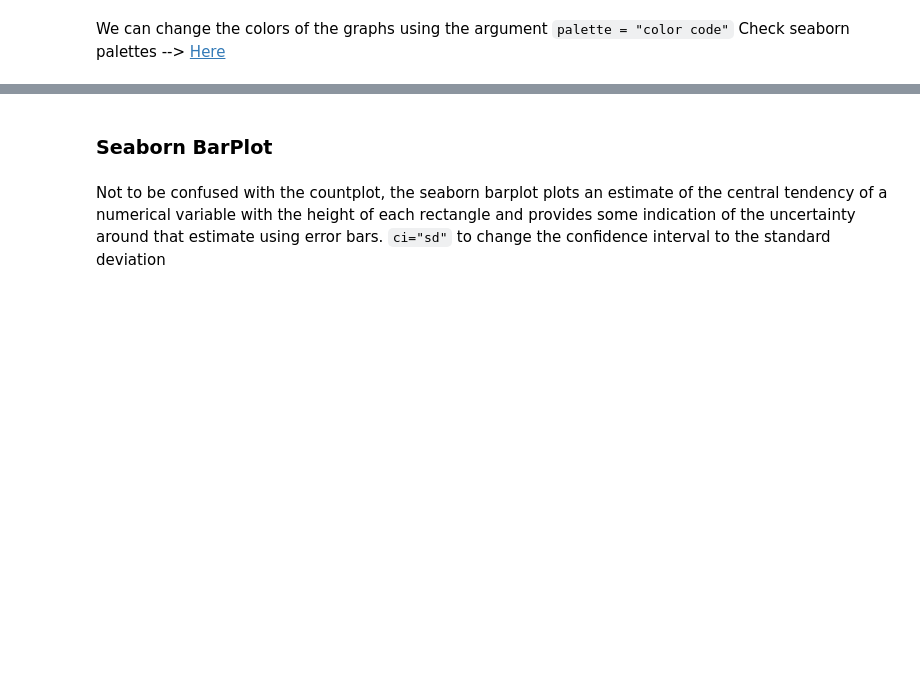
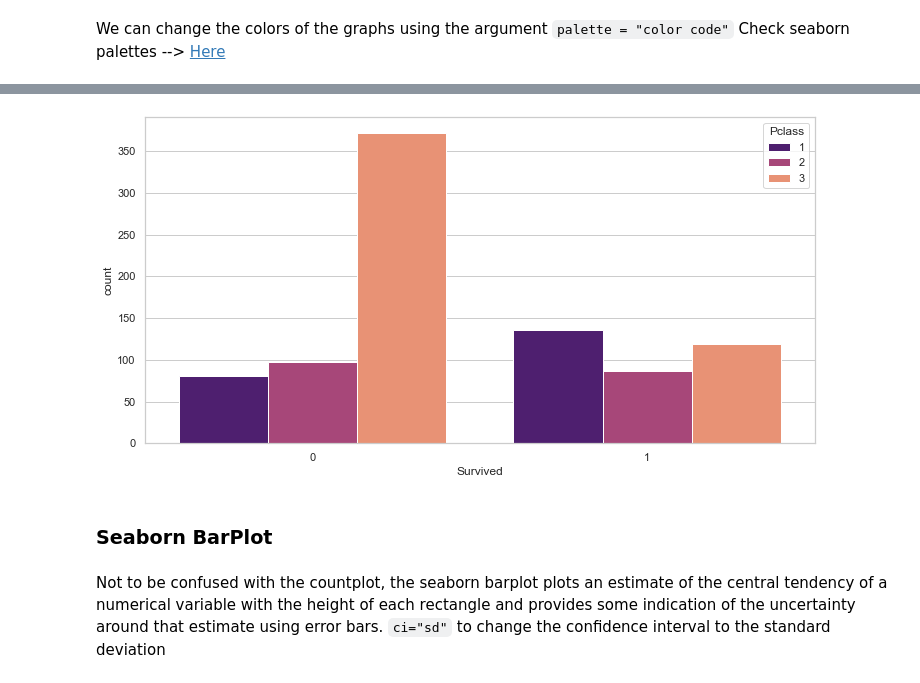
Before and after one commit to Ironhack-data-bcn-oct-2023/lectures, a Jupyter notebook: week-2/4- Visualization I.ipynb, the cells around one changed output, grey strips where cells are left out. Saved outputs shown, nothing was run; the diff lists cells and outputs as text; code cells hidden in the pictures; blank space fills up the shorter version.

```diff
--- a/week-2/4- Visualization I.ipynb
+++ b/week-2/4- Visualization I.ipynb
@@ -114,3 +177,7 @@ sns.countplot(x=titanic["Pclass"], hue=titanic["Survived"], palette="magma")
+# %%
+sns.countplot(x=titanic["Survived"], hue=titanic["Pclass"], palette="magma");
+# %% [output]
+[figure, added]
 # %% [markdown]
 ### Seaborn BarPlot
 # %% [markdown]
```
Also changed, not shown: parts of 41 cells of this notebook, 1 other file.
